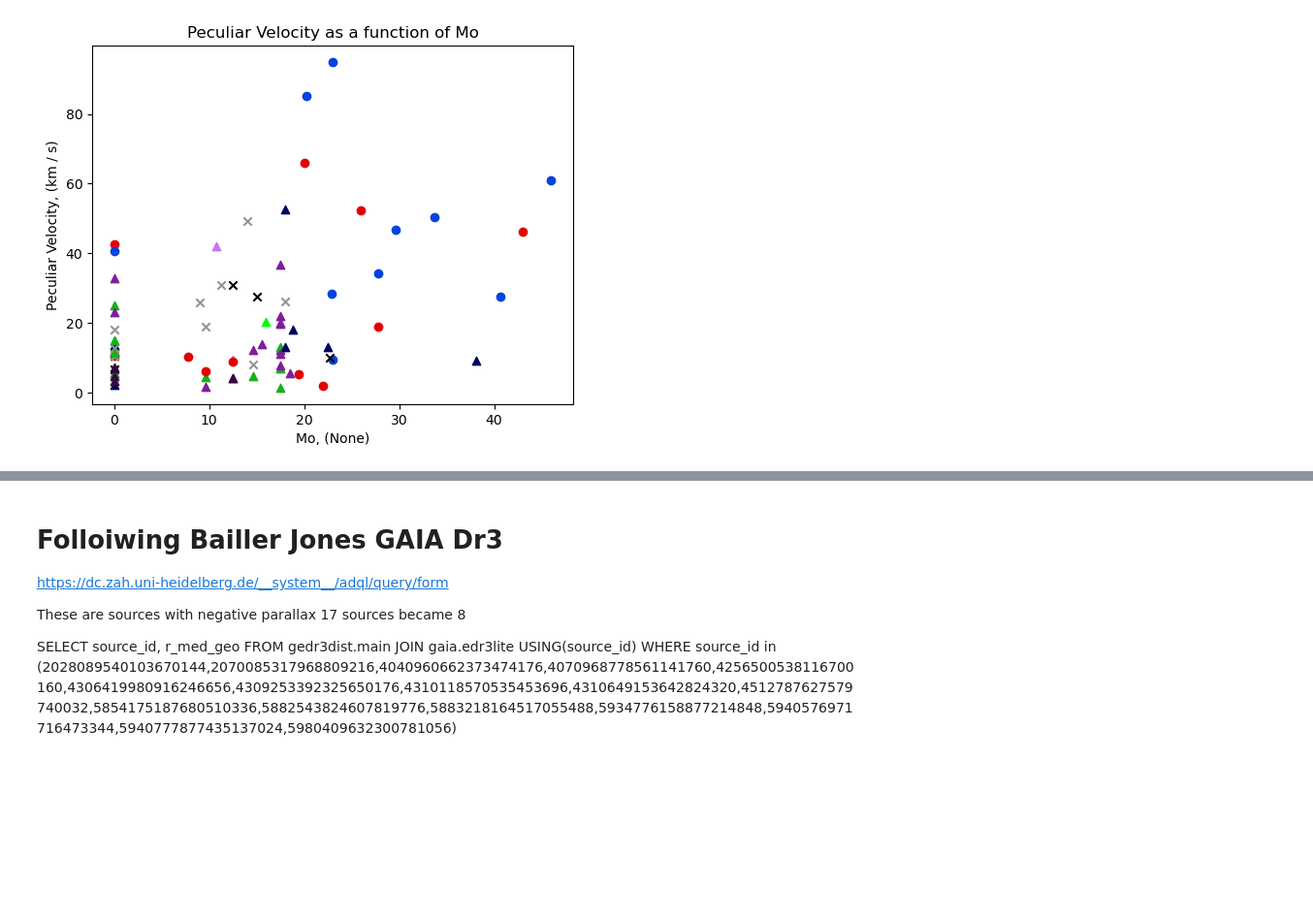
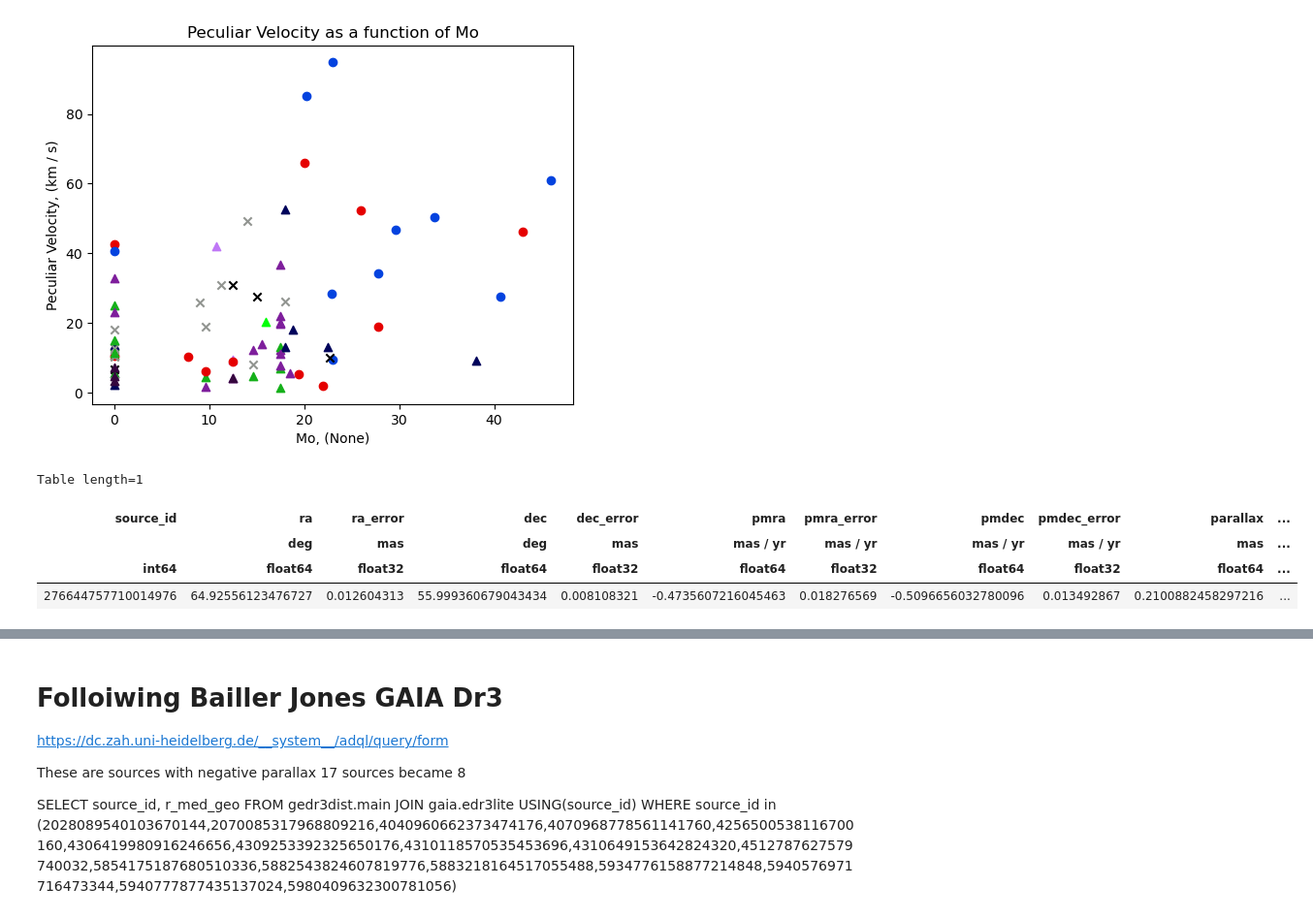
Before and after one commit to MantisShrimp2/Thesis-HMXB, a Jupyter notebook: Code/Peculiar_Motion.ipynb, the cells around one changed output, grey strips where cells are left out. Shown at 97% size. Saved outputs shown, nothing was run; the diff lists cells and outputs as text; code cells hidden in the pictures; blank space fills up the shorter version.

```diff
--- a/Code/Peculiar_Motion.ipynb
+++ b/Code/Peculiar_Motion.ipynb
@@ -656,6 +665,16 @@ plot_something(HMXB_table,'Mo','Peculiar Velocity')
 # %% [output]
 76 76
 [figure]
+# %%
+nomass = HMXB_table['source_id','Mo']
+vicam = HMXB_table[HMXB_table['source_id'] == 276644757710014976]
+vicam
+# %% [output]
+Table length=1
+| source_id | ra | ra_error | dec | dec_error | pmra | pmra_error | pmdec | pmdec_error | parallax | ... |
+|  | deg | mas | deg | mas | mas / yr | mas / yr | mas / yr | mas / yr | mas | ... |
+| int64 | float64 | float32 | float64 | float32 | float64 | float32 | float64 | float32 | float64 | ... |
+| 276644757710014976 | 64.92556123476727 | 0.012604313 | 55.999360679043434 | 0.008108321 | -0.4735607216045463 | 0.018276569 | -0.5096656032780096 | 0.013492867 | 0.2100882458297216 | ... |
 # %%
 negative_parallax_mask = HMXB_table['parallax'] <=0
 negative_parallax = HMXB_table[negative_parallax_mask]
```
Also changed, not shown: parts of 18 cells of this notebook.
